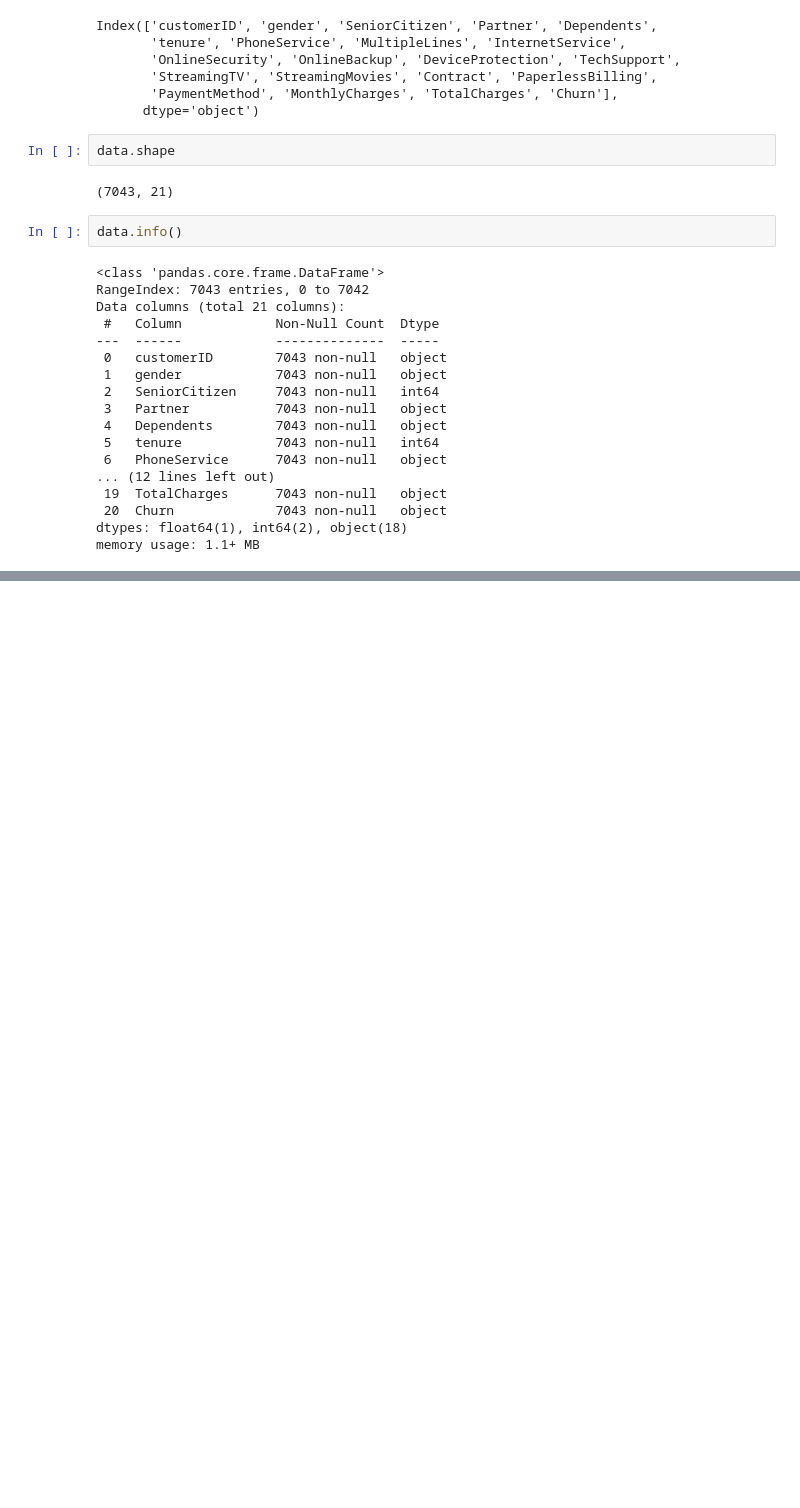
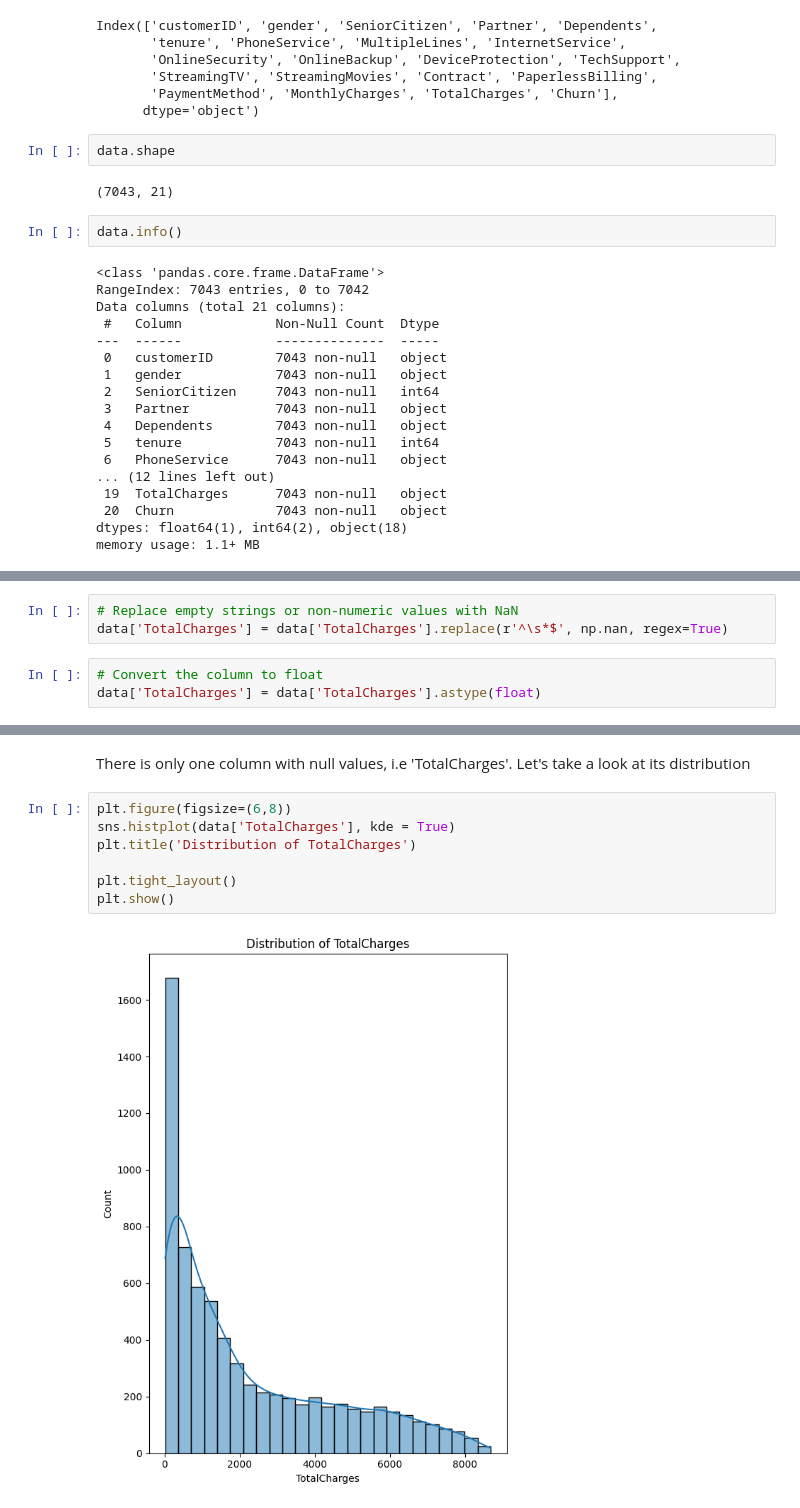
Before and after one commit to Slade29/Customer-churn-prediction, a Jupyter notebook: notebooks/eda.ipynb, the cells around one changed output, grey strips where cells are left out. Cells and saved outputs as stored; diff of their text form; blank space fills up the shorter version.

```diff
--- a/notebooks/eda.ipynb
+++ b/notebooks/eda.ipynb
@@ -52,0 +107,6 @@ memory usage: 1.1+ MB
+# %%
+# Replace empty strings or non-numeric values with NaN
+data['TotalCharges'] = data['TotalCharges'].replace(r'^\s*$', np.nan, regex=True)
+# %%
+# Convert the column to float
+data['TotalCharges'] = data['TotalCharges'].astype(float)
@@ -52,0 +149,11 @@ memory usage: 1.1+ MB
+# %% [markdown]
+There is only one column with null values, i.e 'TotalCharges'. Let's take a look at its distribution
+# %%
+plt.figure(figsize=(6,8))
+sns.histplot(data['TotalCharges'], kde = True)
+plt.title('Distribution of TotalCharges')
+
+plt.tight_layout()
+plt.show()
+# %% [output]
+[figure, added]
```
Also changed, not shown: parts of 14 cells of this notebook.
